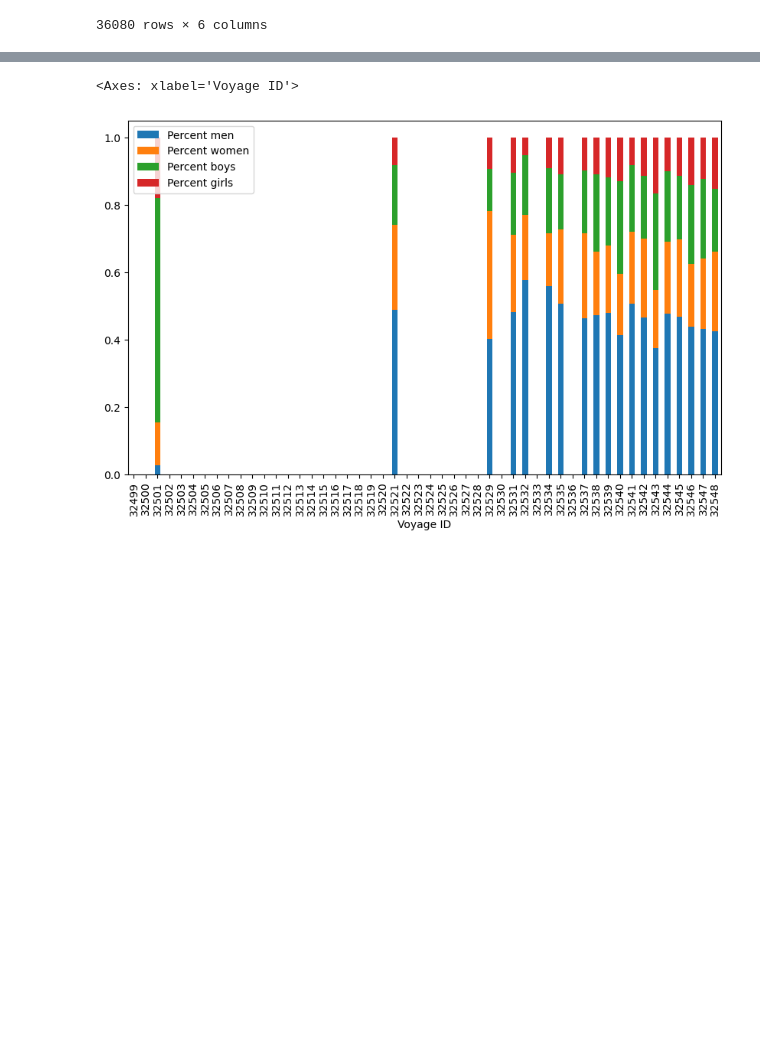
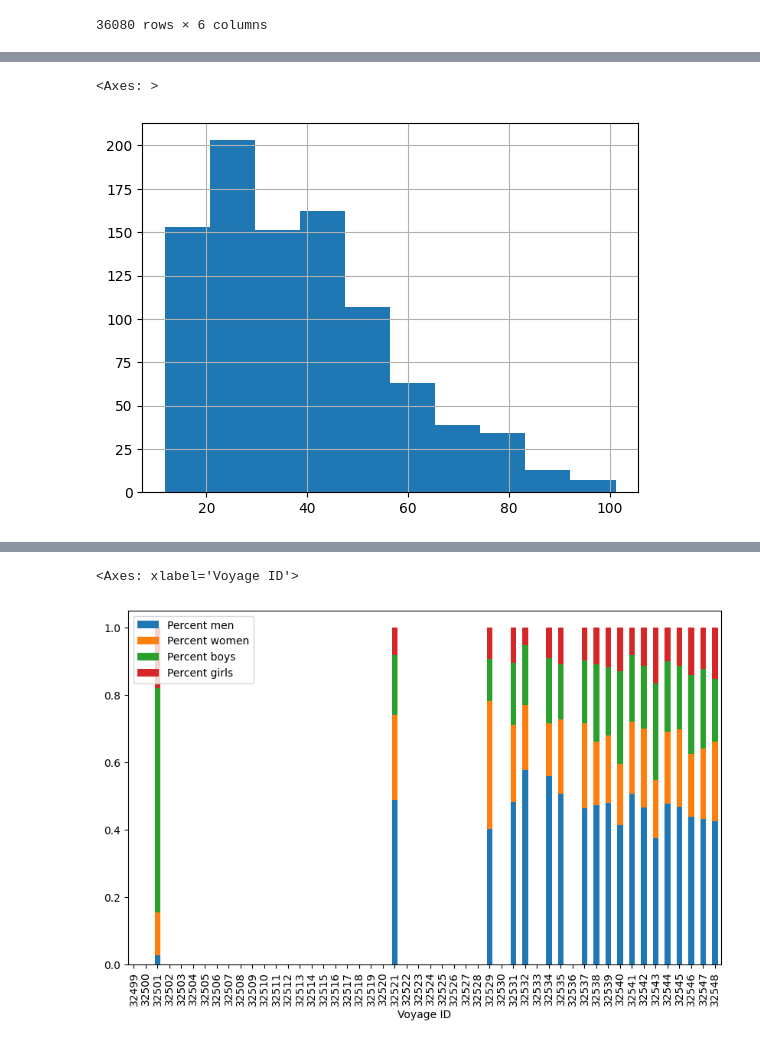
Before and after one commit to andren967/Novak_SlaveVoyages, a Jupyter notebook: Slave_trade_EDA.ipynb, the cells around one changed output, grey strips where cells are left out. Saved outputs shown, nothing was run; the diff lists cells and outputs as text; code cells hidden in the pictures; blank space fills up the shorter version.

```diff
--- a/Slave_trade_EDA.ipynb
+++ b/Slave_trade_EDA.ipynb
@@ -118,0 +756,6 @@ RangeIndex(start=0, stop=36080, step=1)
+# %%
+#Analysing the distribution of Data
+df["Sterling cash price in Jamaica"].hist()
+# %% [output]
+<Axes: >
+[figure, added]
```
Also changed, not shown: parts of 24 cells of this notebook.
